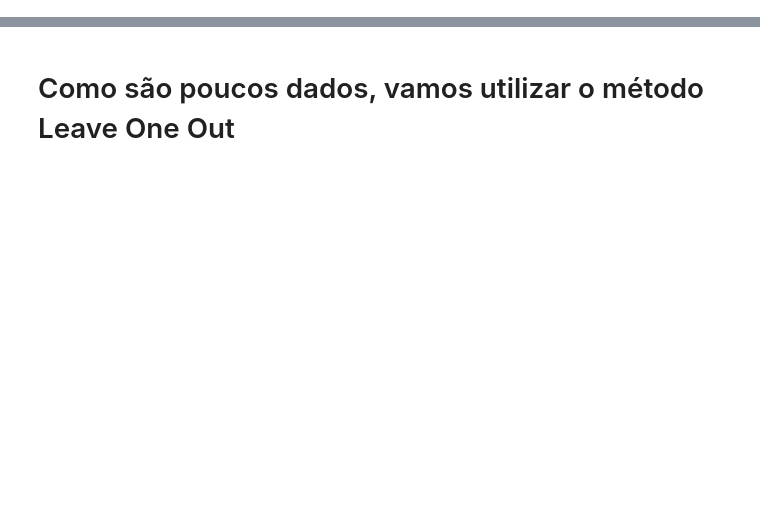
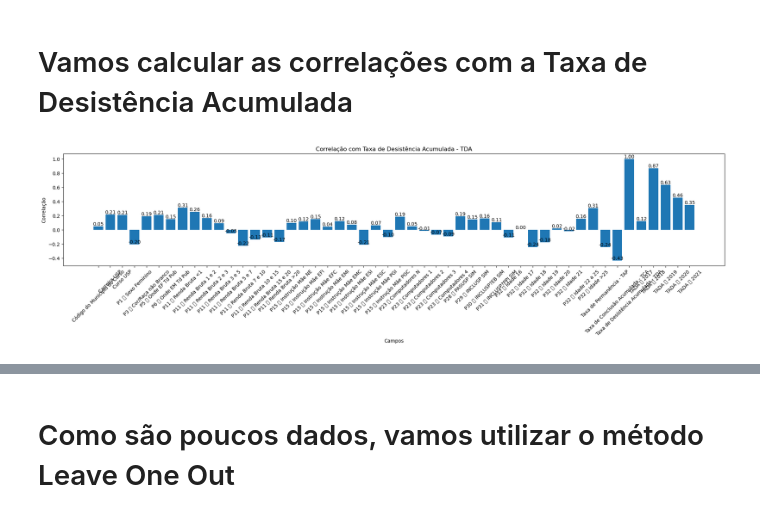
Before and after one commit to tcc-drtm-univesp/analise-dados-evasao, a Jupyter notebook: notebooks/SocioEco USP 2017-alternativa 2.ipynb, the cells around one changed output, grey strips where cells are left out. Cells and saved outputs as stored; diff of their text form; code cells hidden in the pictures; blank space fills up the shorter version.

```diff
--- a/notebooks/SocioEco USP 2017-alternativa 2.ipynb
+++ b/notebooks/SocioEco USP 2017-alternativa 2.ipynb
@@ -105,0 +100,26 @@ plt.show()
+# %% [markdown]
+# Vamos calcular as correlações com a Taxa de Desistência Acumulada
+# %%
+import matplotlib.pyplot as plt
+# Escolha o campo que você deseja correlacionar com os outros campos
+campo_escolhido = "Taxa de Desistência Acumulada - TDA"
+
+# Calcule as correlações entre o campo escolhido e os outros campos
+correlations_geral = df.corr()[campo_escolhido]
+
+# Crie um gráfico de barras para mostrar as correlações
+plt.figure(figsize=(20, 6))
+bars = plt.bar(correlations_geral.index, correlations_geral.values)
+plt.xlabel("Campos")
+plt.ylabel("Correlação")
+plt.title(f"Correlação com {campo_escolhido}")
+plt.xticks(rotation=45)
+plt.tight_layout()
+
+for bar, correlation in zip(bars, correlations_geral.values):
+    plt.text(bar.get_x() + bar.get_width() / 2, bar.get_height() + 0.01, f"{correlation:.2f}", ha="center")
+
+
+plt.show()
+# %% [output]
+[figure, added]
```
Also changed, not shown: parts of 25 cells of this notebook, 1 other file.
